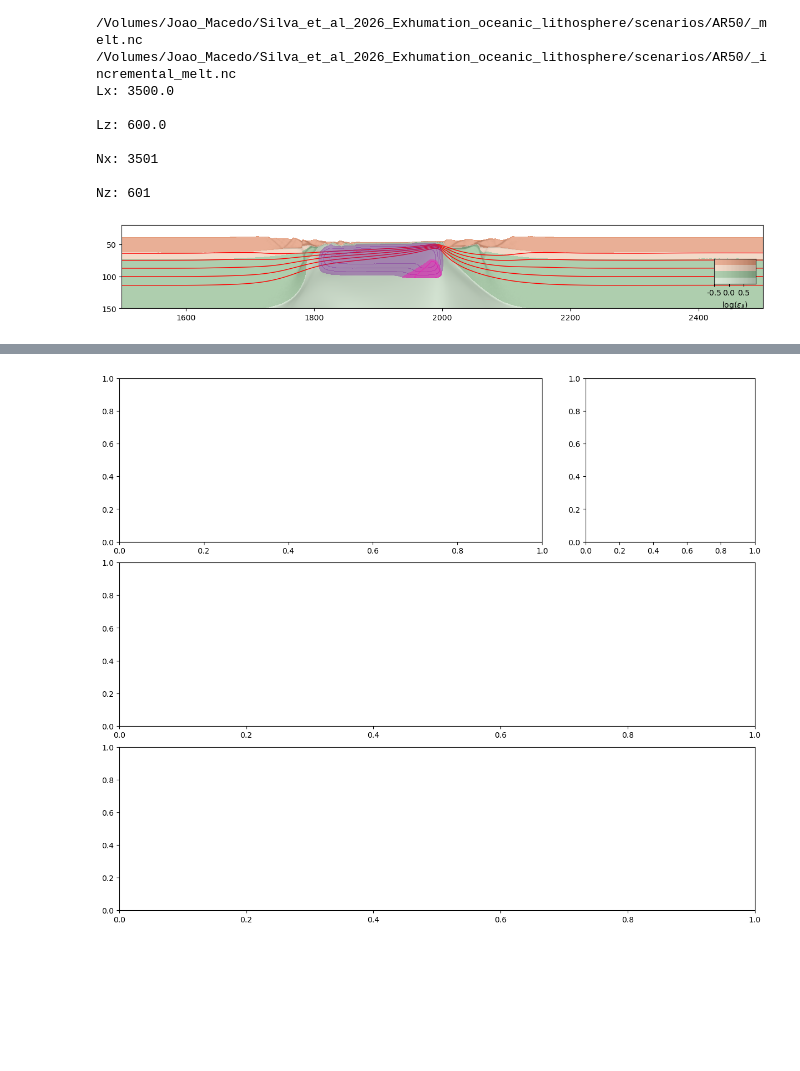
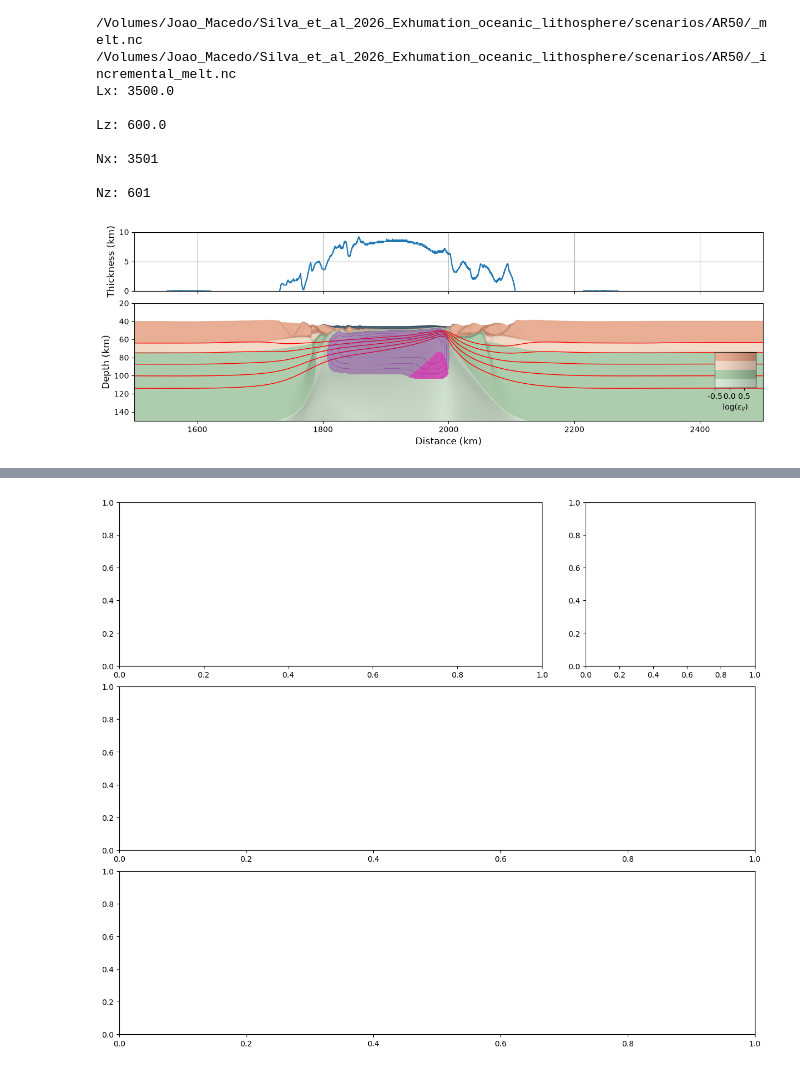
Before and after one commit to jopmas/rifting_melt, a Jupyter notebook: plot_frame.ipynb, the cells around one changed output, grey strips where cells are left out. Drawn from its saved outputs; the diff is of its cells as text; code cells hidden in the pictures; blank space fills up the shorter version.

Commit message:
plot lithology with basalt and plot with melt thickness

```diff
--- a/plot_frame.ipynb
+++ b/plot_frame.ipynb
@@ -168,22 +168,25 @@ idx = find_nearest(dataset.time.values, time_to_plot)
 
 cr = 255.
 color_air = (1.,1.,1.) # 5
-color_bas = 'black'#(250./cr,50./cr,50./cr) # 4
+color_bas = 'xkcd:dark grey blue' #(250./cr,50./cr,50./cr) # 4
 color_uc = (228./cr,156./cr,124./cr) # 3
 color_lc = (240./cr,209./cr,188./cr) # 2
 color_lit = (155./cr,194./cr,155./cr) # 1
 color_ast = (207./cr,226./cr,205./cr) # 0
 
 
-colors = [color_ast,color_lit,color_lc,color_uc,
-        #   color_bas,
+colors = [color_ast,
+          color_lit,
+          color_lc,
+          color_uc,
+          color_bas,
           color_air]
 
 #Creating a custom colormap according to the list of colors defined above.
 # This colormap will be used to plot the lithology mesh, where each lithology type is represented by a specific color.
 
 cmap = ListedColormap(colors)
-fig, axs = plt.subplots(1, 1, figsize=(12, 3), constrained_layout=True)
+fig, axs = plt.subplots(2, 1, figsize=(12, 4), constrained_layout=True, gridspec_kw={'height_ratios': [1, 2]}, sharex=True)
 
 # xlims = [0, float(data.lx) / 1.0e3]
 # ylims = [-float(data.lz) / 1.0e3 + 40, 40s]
@@ -191,10 +194,13 @@ fig, axs = plt.subplots(1, 1, figsize=(12, 3), constrained_layout=True)
 # ylims = [-400, 40]
 
 litho_data = lithology_dataset.lithology.isel(time=idx).to_numpy()[::-1,:]
-axs.imshow(litho_data, extent=[0, Lx, Lz, 0], cmap=cmap, vmin=0, vmax=5, alpha=1.0)
+id_model = 1
+id_thickness = 0
+
+axs[id_model].imshow(litho_data, extent=[0, Lx, Lz, 0], cmap=cmap, vmin=0, vmax=6, alpha=1.0, aspect='auto')
 # axs.pcolormesh(lithology_dataset.lithology.isel(time=idx), cmap=cmap, alpha=1.0)
-axs.imshow(np.log10(dataset.strain.isel(time=idx)[::-1,:]), extent=[0,Lx,Lz,0], cmap="Greys", vmin=-0.5, vmax=0.9, alpha=0.2)
-axs.contour(xx, zz, dataset.temperature.isel(time=idx)[::,:], levels=[500, 600, 700,800, 900, 1300], colors='r', linewidths=1.0)
+axs[id_model].imshow(np.log10(dataset.strain.isel(time=idx)[::-1,:]), extent=[0,Lx,Lz,0], cmap="Greys", vmin=-0.5, vmax=0.9, alpha=0.2, aspect='auto')
+axs[id_model].contour(xx, zz, dataset.temperature.isel(time=idx)[::,:], levels=[500, 600, 700,800, 900, 1300], colors='r', linewidths=1.0)
 
 incremental_melt = dataset.dPhi.isel(time=idx).to_numpy()[::,:]
 melt = dataset.Phi.isel(time=idx).to_numpy()[::,:]
@@ -208,26 +214,29 @@ dmeltmin, dmeltmax = incremental_melt.min(), incremental_melt.max()
 incremental_melt[incremental_melt == 0] = np.nan # Set zero values to NaN to avoid plotting them
 melt[melt == 0] = np.nan # Set zero values to NaN to avoid plotting them
 
-axs.contourf(xx, zz, incremental_melt, levels=np.linspace(dmeltmin, dmeltmax, 3), colors=color_incremental_melt, alpha=0.4, zorder=30)
-axs.contourf(xx, zz, melt, levels=np.linspace(meltmin, meltmax, 5), colors=color_depleted_mantle, linewidths=0.3, alpha=0.4, zorder=20)
+axs[id_model].contourf(xx, zz, incremental_melt, levels=np.linspace(dmeltmin, dmeltmax, 3), colors=color_incremental_melt, alpha=0.4, zorder=30)
+axs[id_model].contourf(xx, zz, melt, levels=np.linspace(meltmin, meltmax, 5), colors=color_depleted_mantle, linewidths=0.3, alpha=0.4, zorder=20)
 
 # axs.set_xlim(0, Lx)
 # axs.set_ylim(Lz, 0)
 
-axs.set_xlim(1500, 2500)
-axs.set_ylim(150, 20)
+axs[id_model].set_xlim(1500, 2500)
+axs[id_model].set_ylim(150, 20)
+
+# axs[id_model].set_xlabel('Distance (km)', fontsize=12)
+axs[id_model].set_ylabel('Depth (km)', fontsize=12)
 
 bbox_to_anchor=(0.93,#horizontal position respective to parent_bbox or "loc" position
                 0.25,# vertical position
                 0.065,# width
                 0.30)
 
-bv1 = inset_axes(axs,
+bv1 = inset_axes(axs[id_model],
                 loc='lower right',
                 width="100%",  # respective to parent_bbox width
                 height="100%",  # respective to parent_bbox width
                 bbox_to_anchor=bbox_to_anchor,
-                bbox_transform=axs.transAxes
+                bbox_transform=axs[id_model].transAxes
                 )
 
 A = np.zeros((100, 10))
@@ -244,31 +253,44 @@ yA = np.linspace(0, 1.5, 100)
 
 xxA, yyA = np.meshgrid(xA, yA)
 air_threshold = 200
 bv1.contourf(
     xxA,
     yyA,
     A,
     levels=[air_threshold, 2750, 2900, 3365, 3900],
     colors=[color_uc, color_lc, color_lit, color_ast],
     extent=[-0.5, 0.9, 0, 1.5]
 )
 
 bv1.imshow(
     xxA[::-1, :],
     extent=[-0.5, 0.9, 0, 1.5],
     zorder=100,
     alpha=0.2,
     cmap=plt.get_cmap("Greys"),
     vmin=-0.5,
     vmax=0.9,
     aspect='auto'
 )
 
 bv1.set_yticklabels([])
 bv1.set_xlabel(r"log$(\varepsilon_{II})$", size=10)
 bv1.tick_params(axis='x', which='major', labelsize=10)
 bv1.set_xticks([-0.5, 0, 0.5])
 bv1.set_yticks([])
 bv1.xaxis.set_major_formatter(FormatStrFormatter('%.1f'))
+
+cond = (litho_data == 5) | (litho_data == 4)
+dz = Lz/(Nz-1)
+thickness_oceanic_crust = np.sum(cond, axis=0)/(5/dz)
+
+axs[id_thickness].plot(np.arange(0, Lx, 0.2), thickness_oceanic_crust[:-1]-40)
+axs[id_thickness].set_xlim(1500, 2500)
+axs[id_thickness].set_ylim(0, 10)
+axs[id_model].set_xlabel('Distance (km)', fontsize=12)
+axs[id_thickness].set_ylabel('Thickness (km)', fontsize=12)
+axs[id_thickness].grid()
+
+fig.savefig(f"{model_path}/{output_path}/{model_name}_frame_{time_to_plot}Myr.png", dpi=300, bbox_inches='tight', pad_inches=0.1)
 # %% [output]
-[figure, old version]
+[figure, new version]
```
Also changed, not shown: parts of 7 cells of this notebook, 4 other files.
